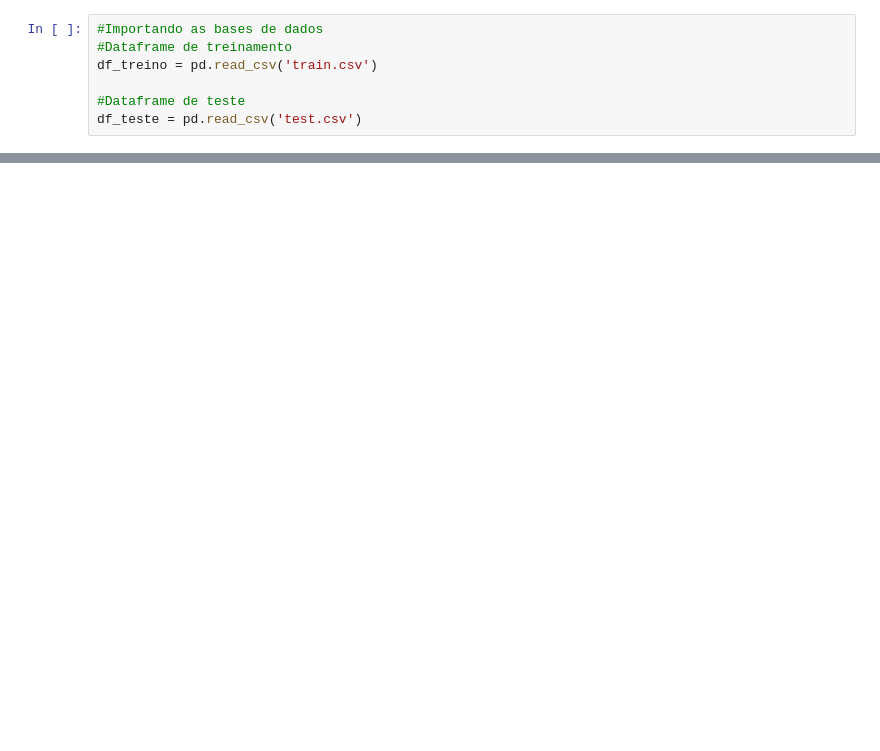
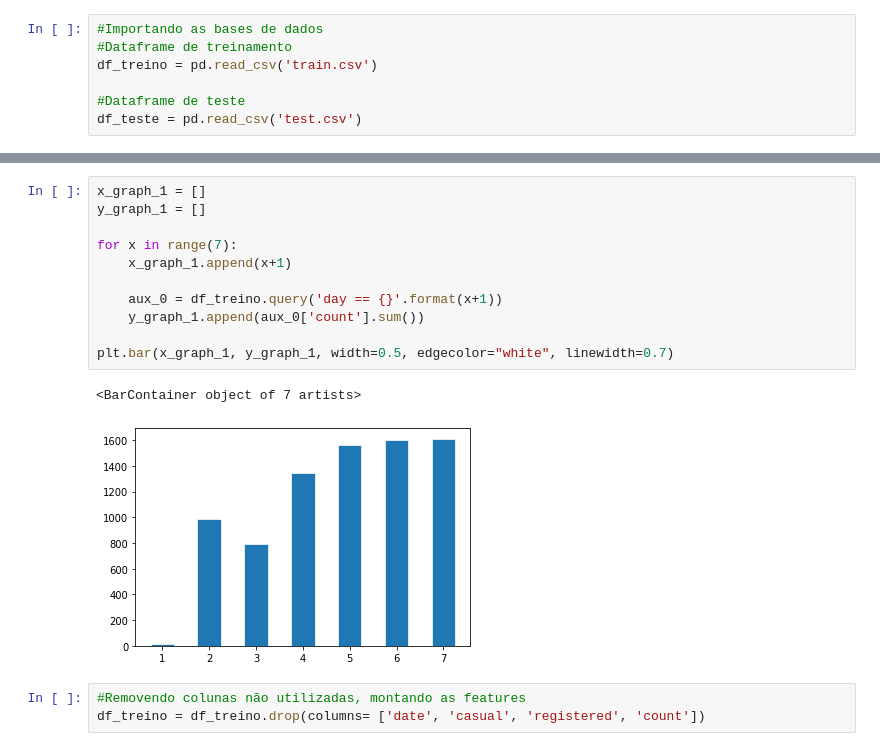
Before and after one commit to Tonny-Francis/Python, a Jupyter notebook: Trabalhos/Machine-Learning/Teste.ipynb, the cells around one changed output, grey strips where cells are left out. Cells and saved outputs as stored; diff of their text form; blank space fills up the shorter version.

Commit message:
Graph_1

```diff
--- a/Trabalhos/Machine-Learning/Teste.ipynb
+++ b/Trabalhos/Machine-Learning/Teste.ipynb
@@ -63,0 +127,17 @@ df_treino.head()
+# %%
+x_graph_1 = []
+y_graph_1 = []
+
+for x in range(7):
+    x_graph_1.append(x+1)
+
+    aux_0 = df_treino.query('day == {}'.format(x+1))
+    y_graph_1.append(aux_0['count'].sum())
+
+plt.bar(x_graph_1, y_graph_1, width=0.5, edgecolor="white", linewidth=0.7)
+# %% [output]
+<BarContainer object of 7 artists>
+[figure, added]
+# %%
+#Removendo colunas não utilizadas, montando as features
+df_treino = df_treino.drop(columns= ['date', 'casual', 'registered', 'count'])
```
Also changed, not shown: parts of 8 cells of this notebook.
